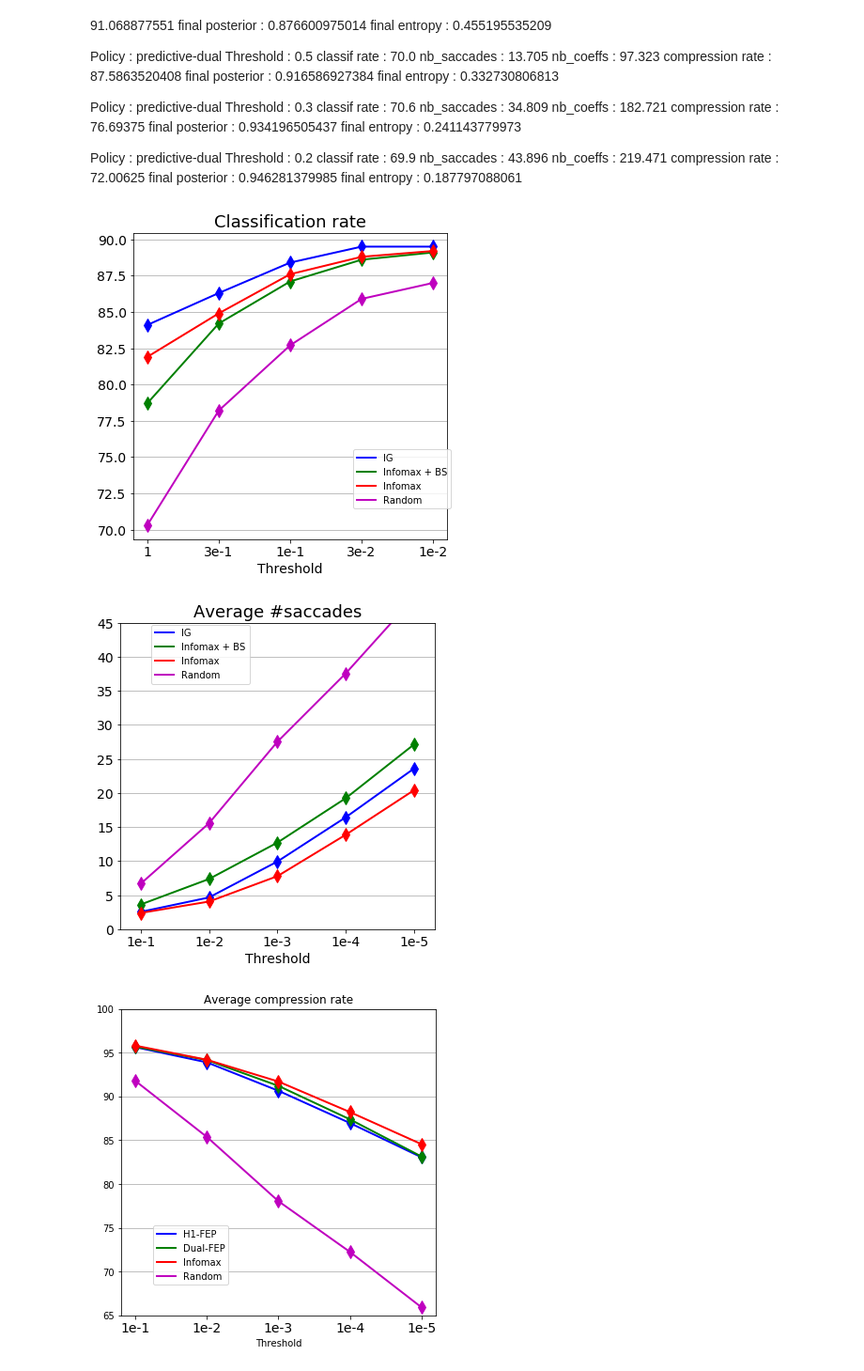
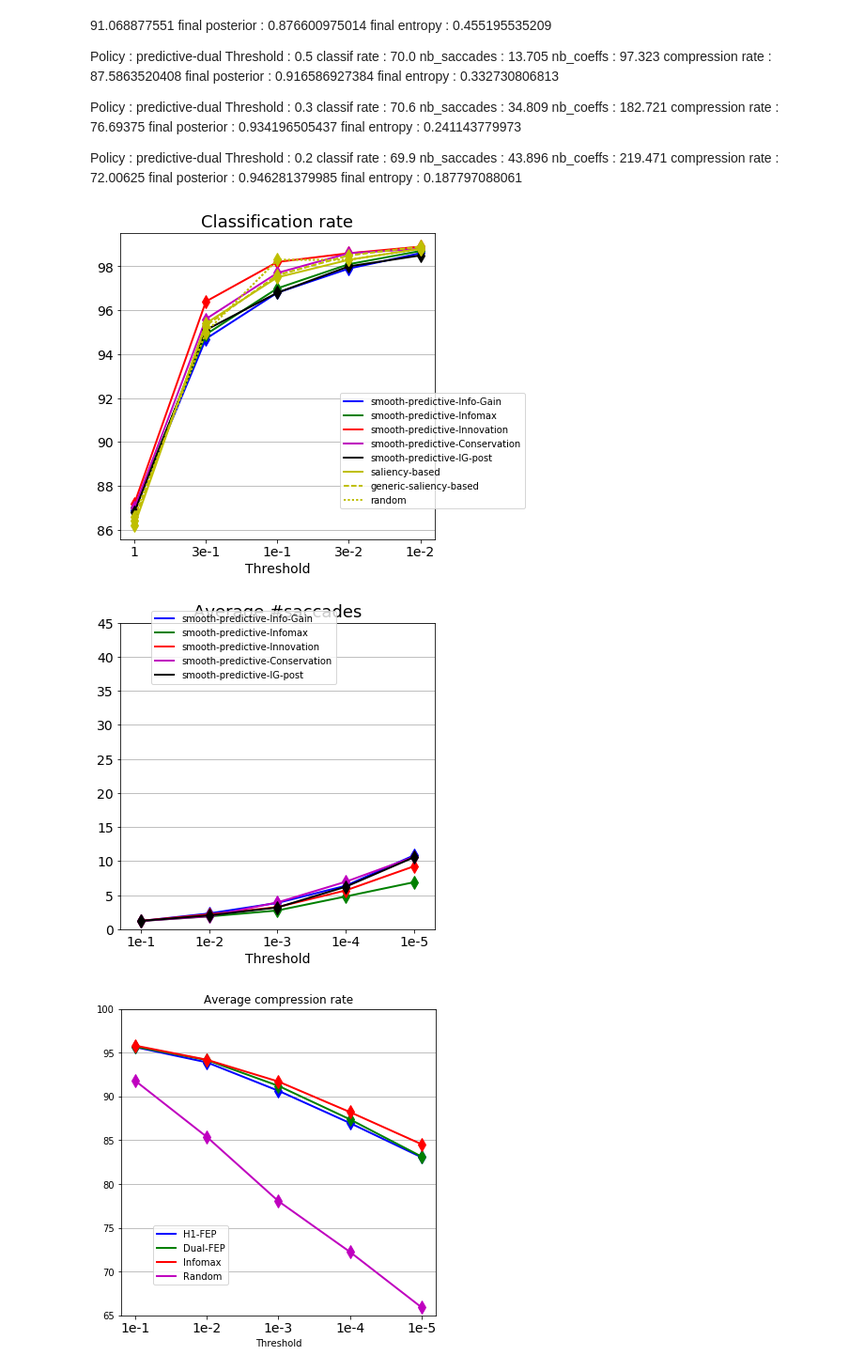
Before and after one commit to gdbmanu/git-active-vision, a Jupyter notebook: foveated-iclr/mnist-waveimage-record-display.ipynb, the cells around one changed output. Shown at 94% size. Saved outputs shown, nothing was run; the diff lists cells and outputs as text; code cells hidden in the pictures.

```diff
--- a/foveated-iclr/mnist-waveimage-record-display.ipynb
+++ b/foveated-iclr/mnist-waveimage-record-display.ipynb
@@ -11,15 +15,19 @@ import math, sys, os, pickle
 from record import Record, affiche_records
 import time
 # %%
+#del dict_records
+#nom_fic = 'backbone-CNN-parts-base'
+nom_fic = 'base-base'
+
 #dict_records = np.load('mnist-waveimage-records-FEP-dual-full-limit.npy').tolist()
-'''dict_records = np.load('mnist-waveimage-records-FEP-dual-full-H0_init-IMOL-9.npy').tolist()
-dict_records_bis = np.load('mnist-waveimage-records-FEP-dual-full-H0_init-random.npy').tolist()
+dict_records = np.load('mnist-waveimage-records-H0_init-'+nom_fic+'.npy').tolist()
+'''dict_records_bis = np.load('mnist-waveimage-records-FEP-dual-full-H0_init-random.npy').tolist()
 for k in dict_records_bis:
     dict_records[k] = {}
     for k2 in dict_records_bis[k]:
         dict_records[k][k2]  = dict_records_bis[k][k2]'''
 #dict_records = np.load('mnist-waveimage-records-FEP-dual-full-H0_init-naive-bayes.npy').tolist()
-dict_records = np.load('tmp.npy').tolist() # +++
+#dict_records = np.load('tmp.npy').tolist() # +++
 #dict_records = np.load('data/mnist-waveimage-FCNN-records-predictive-1e-05.npy').tolist()
 #dict_records = np.load('mnist-waveimage-CNN-backbone-records-predictive.npy').tolist()
 #dict_records = np.load('mnist-waveimage-CNN-backbone-records-rnd-parts-FEP-dual-H0_init.npy').tolist()
@@ -59,13 +65,16 @@ mem_classif_rate = {}
 mem_mem_saccades = {}
 mem_mem_compression_rate = {}
 
-liste_pol  = ('smooth-predictive-IG-post',)
+'''liste_pol  = ('smooth-predictive-IG-post',)'''
 
-'''liste_pol  = ('smooth-predictive-Info-Gain', 'smooth-predictive-Infomax', \
-    'smooth-predictive-Innovation', 'smooth-predictive-Innovation', 'smooth-predictive-IG-post', \
-    'sharp-predictive-Info-Gain', 'sharp-predictive-Infomax', \
-    'sharp-predictive-Innovation', 'sharp-predictive-Innovation', 'sharp-predictive-IG-post', \
-    'saliency-based', 'generic-saliency-based', 'random', 'full')'''
+liste_pol  = (\
+            'smooth-predictive-Info-Gain', 'smooth-predictive-Infomax', \
+            'smooth-predictive-Innovation', 'smooth-predictive-Conservation', 'smooth-predictive-IG-post', \
+            'saliency-based', 'generic-saliency-based', 'random', \
+            #'full', \
+            'sharp-predictive-Info-Gain', 'sharp-predictive-Infomax', \
+            'sharp-predictive-Innovation', 'sharp-predictive-Conservation', 'sharp-predictive-IG-post',\
+             )
 
 #for POL in ('predictive', 'predictive-dual', 'predictive-KL', 'FEP-predictive', 'FEP-predictive-dual', 'FEP-predictive-KL',  'saliency-based', 'generic-saliency-based', 'random'): #): #: #', ' ):
 for POL in liste_pol:
@@ -74,7 +83,7 @@ for POL in liste_pol:
     mem_mem_compression_rate[POL] = []
 
     #for THRESHOLD in (2, 1.5, 1, 7e-1, 5e-1, 3e-1, 2e-1, 1e-1):#
-    for THRESHOLD in (1e-1, 1e-2, 1e-3, 1e-4, 1e-5):
+    for THRESHOLD in (1e-1, 1e-2, 1e-3, 1e-4): #, 1e-5):
     #for THRESHOLD in (1, 3e-1, 1e-1, 3e-2, 1e-2): # 1e-4): #, 1e-5):
         classif_rate, mem_saccades, mem_compression_rate = affiche_records(dict_records[POL][THRESHOLD], liste_NB_TRIALS)
         mem_classif_rate[POL] += [classif_rate]
@@ -155,36 +141,34 @@ final entropy : 0.187797088061
 # %%
 f = plt.figure(figsize = (6, 6))
 NB_THRESHOLDS = 5
-liste_col = ['b', 'g', 'r','m']
-#liste_pol = ['H1-FEP', 'Dual-FEP', 'Infomax',  'Random']
-liste_pol =  ['IG', 'Infomax + BS', 'Infomax',  'Random']
-#liste_pol = ['PEC (one source)']
-for i, POL in enumerate(('FEP-predictive-KL', 'FEP-predictive-dual', 'FEP-predictive', 'random')):#('predictive', 'saliency-based', 'random')):
+liste_col = ['b', 'g', 'r','m','k','y','y--', 'y:']
+
+for i, POL in enumerate(liste_pol[:8]):
     plt.plot(np.arange(NB_THRESHOLDS), mem_classif_rate[POL], liste_col[i], label = liste_pol[i], lw=2)
     plt.plot(np.arange(NB_THRESHOLDS), mem_classif_rate[POL], liste_col[i]+'d', ms = 10)
 #plt.plot([-.1,4.1], [mem_classif_rate['full'][0]] * 2, 'r--', label = 'exhaustive scan', lw=2)
 plt.legend(loc = (.7,.1))
 plt.title('Classification rate', fontsize = 18)
 plt.xlabel('Threshold', fontsize = 14)
 #plt.xticks(np.arange(NB_THRESHOLDS), ('1e-1', '1e-2', '1e-3', '1e-4', '1e-5'), fontsize = 14)
 plt.xticks(np.arange(NB_THRESHOLDS), ('1', '3e-1', '1e-1', '3e-2', '1e-2'), fontsize = 14)
 #plt.xticks(np.arange(NB_THRESHOLDS), ('2', '1.5', '1', '7e-1', '5e-1', '3e-1', '2e-1', '1e-1'), fontsize = 14)
 plt.yticks(fontsize = 14)
 #plt.xlim([-.2,4.2])
 #plt.ylim([70, 100])
 f.gca().yaxis.grid(True)
 #plt.savefig('FEP-CNN-classif.png')
 plt.savefig('FEP-base-classif-IMOL-9.png')
 # %% [output]
-[figure, old version]
+[figure, new version]
 # %%
 plt.figure(figsize = (6, 6))
 axe = plt.subplot(1,1,1)
-liste_col = ['b', 'g', 'r','m']
+liste_col = ['b', 'g', 'r','m','k','y','y--', 'y:']
 #liste_pol = ['H1-FEP', 'Dual-FEP', 'Infomax',  'Random']
-liste_pol =  ['IG', 'Infomax + BS', 'Infomax',  'Random']
+#liste_pol =  ['IG', 'Infomax + BS', 'Infomax',  'Random']
 
-for i, POL in enumerate(('FEP-predictive-KL','FEP-predictive-dual', 'FEP-predictive',  'random')):
+for i, POL in enumerate(liste_pol[:5]):
     plt.plot(np.arange(NB_THRESHOLDS), np.mean(np.array(mem_mem_saccades[POL]), 1), liste_col[i], label = liste_pol[i], lw = 2)
     plt.plot(np.arange(NB_THRESHOLDS), np.mean(np.array(mem_mem_saccades[POL]), 1), liste_col[i]+'d', ms = 10)
     '''asymmetric_error = [np.zeros(5), np.std(np.array(mem_mem_saccades[POL]), 1)]
@@ -207,7 +191,7 @@ plt.ylim([0, 45])
 #axe.set_yscale('log')
 plt.savefig('FEP-base-saccades-IMOL-9.png')
 # %% [output]
-[figure, old version]
+[figure, new version]
 # %%
 f = plt.figure(figsize = (6, 6))
 
```
Also changed, not shown: parts of 3 cells of this notebook, 1 other file.
